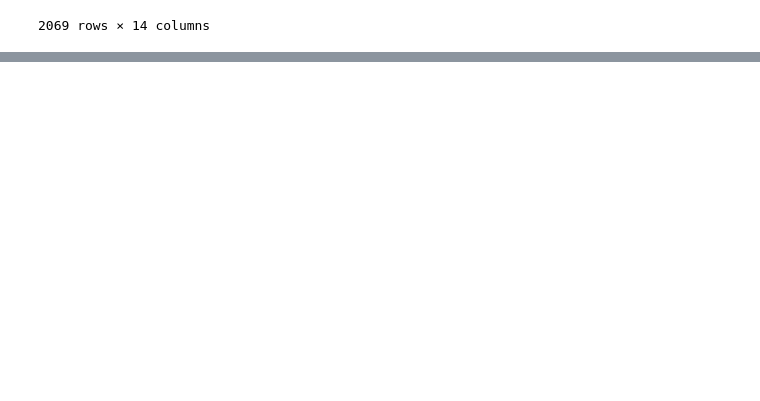
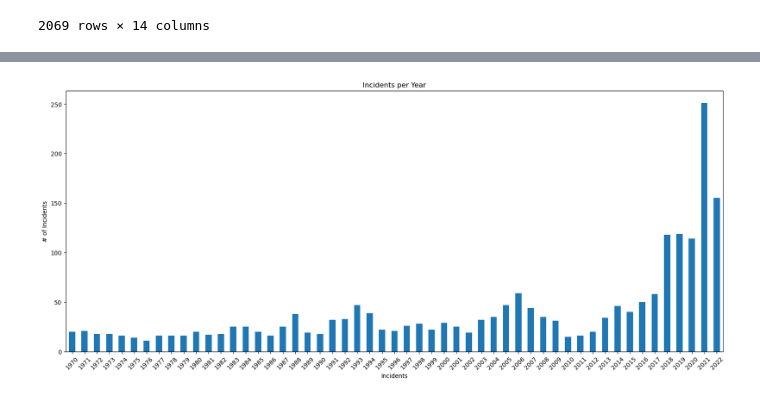
Before and after one commit to LeviEzra1/Project1_team4, a Jupyter notebook: Vivian_analysis/data_draft.ipynb, the cells around one changed output, grey strips where cells are left out. Cells and saved outputs as stored; diff of their text form; code cells hidden in the pictures; blank space fills up the shorter version.

Commit message:
Did more cleaning and plotted bar

```diff
--- a/Vivian_analysis/data_draft.ipynb
+++ b/Vivian_analysis/data_draft.ipynb
@@ -204,13 +207,13 @@ Merging Data Frames
 # %%
-# Merging with specified suffixes
-merged_df = pd.merge(clean_1_df, clean_2_df, on="School", suffixes=('_clean1', '_clean2'))
-final_df = pd.merge(merged_df, clean_3_df, on="School", suffixes=('_merged', '_clean3'))
+# Merging dfs
+merged_df = pd.merge(clean_1_df, clean_2_df, on=["School","Type","Year","Date","Time","City","State","City Type","Race","Killed","Injured","Longitude","Latitude"], how="right")
+final_df = pd.merge(merged_df, clean_3_df, on=["School","Type","Year","Date","Time","City","State","City Type","Race","Longitude","Latitude"], how="right")
 
 # Selecting only the desired columns
-final_df = final_df[['School', 'Type_clean1', 'Year_clean1', 'Date_clean1', 'Time_clean1', 'State_clean1', 'City_clean1', 'Race_clean1', 'Killed', 'Injured', 'Victims', 'Longitude', 'Latitude']]
+final_df = final_df[["School","Type","Year","Date","Time","City","State","City Type","Race","Killed_y","Injured_y","Victims","Longitude","Latitude"]]
 
 # Renaming the columns
-final_df.rename(columns={"Type_clean1": "Type","Year_clean1": "Year","Date_clean1": "Date","Time_clean1": "Time","City_clean1": "City","State_clean1": "State","Address_clean1": "Address","City Type_clean1": "City Type","Race_clean1": "Race"}, inplace=True)
+final_df.rename(columns={"Killed_y": "Killed","Injured_y":"Injured"}, inplace=True)
 
 final_df
 # %% [output]
@@ -229,0 +235,8 @@ final_df
+# %%
+# Annual analysis of # of incidents by year
+year_school_df = final_df.groupby("Year")
+
+#Count of incidents per year
+count_year_incident = year_school_df['Year'].count()
+
+count_year_incident
@@ -229,0 +261,13 @@ final_df
+# %%
+# Create a bar chart
+annual_chart = count_year_incident.plot(kind="bar", figsize=(20,8))
+
+# Rotate x-axis labels
+plt.xticks(rotation=45)
+plt.xlabel("Incidents")
+plt.ylabel("# of Incidents")
+plt.title("Incidents per Year")
+
+plt.show()
+# %% [output]
+[figure, added]
```
Also changed, not shown: parts of 9 cells of this notebook.
